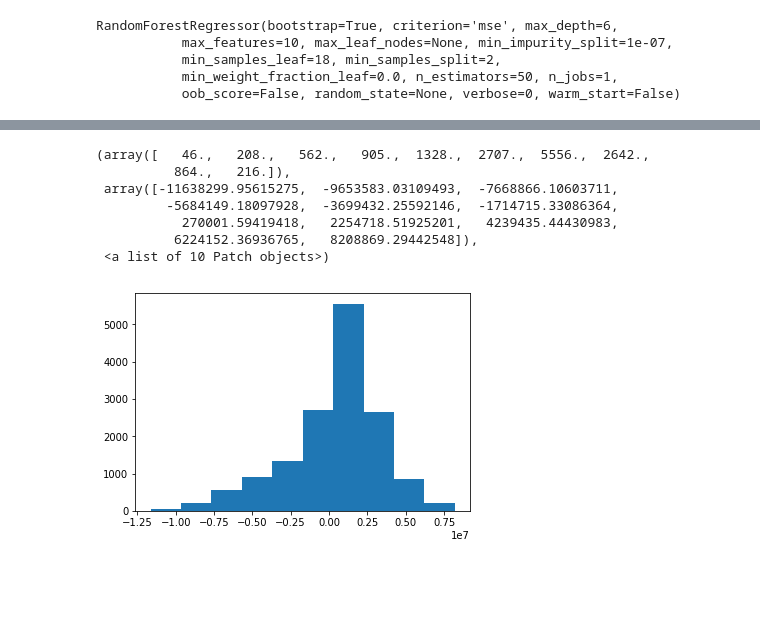
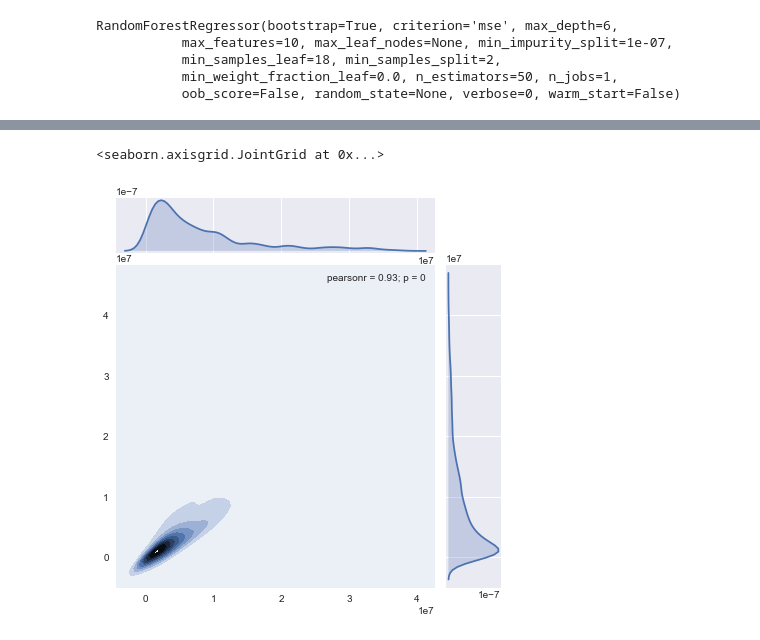
Before and after one commit to grobgl/rnnsm, a Jupyter notebook: code/experiments/random-forest.ipynb, the cells around one changed output, grey strips where cells are left out. Drawn from its saved outputs; the diff is of its cells as text; code cells hidden in the pictures; blank space fills up the shorter version.

```diff
--- a/code/experiments/random-forest.ipynb
+++ b/code/experiments/random-forest.ipynb
@@ -120,11 +98,5 @@ plt.hist(y_pred, alpha=.5, color='b')
-# %%
-plt.hist(y_pred - y_test)
-# %% [output]
-(array([   46.,   208.,   562.,   905.,  1328.,  2707.,  5556.,  2642.,
-          864.,   216.]),
- array([-11638299.95615275,  -9653583.03109493,  -7668866.10603711,
-         -5684149.18097928,  -3699432.25592146,  -1714715.33086364,
-           270001.59419418,   2254718.51925201,   4239435.44430983,
-          6224152.36936765,   8208869.29442548]),
- <a list of 10 Patch objects>)
-[figure, removed]
+# %%
+sns.jointplot(y_pred, y_test, kind="kde")
+# %% [output]
+<seaborn.axisgrid.JointGrid at 0x...>
+[figure, added]
```
Also changed, not shown: parts of 14 cells of this notebook, 4 other files.
